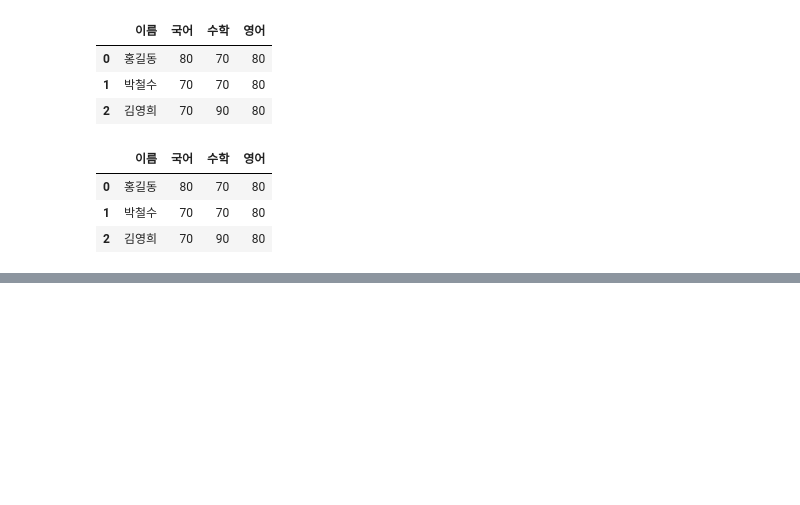
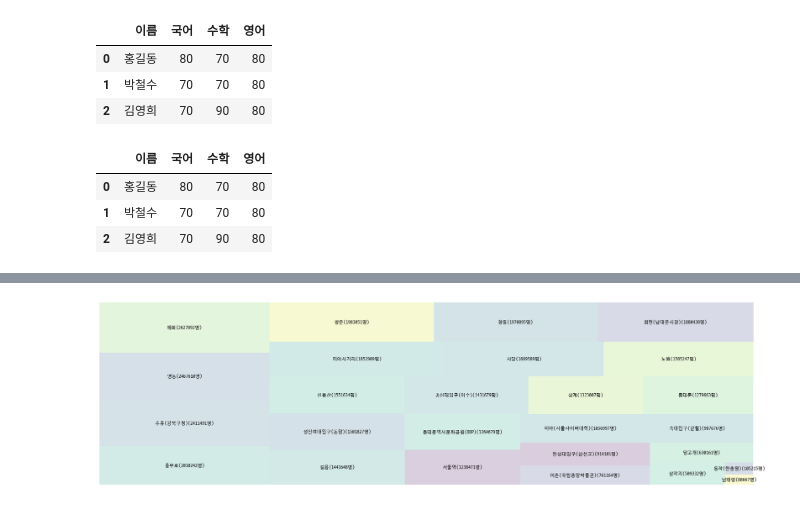
Before and after one commit to hyebinrk/python, a Jupyter notebook: py10.ipynb, the cells around one changed output, grey strips where cells are left out. Cells and saved outputs as stored; diff of their text form; code cells hidden in the pictures; blank space fills up the shorter version.

```diff
--- a/py10.ipynb
+++ b/py10.ipynb
@@ -649,0 +783,38 @@ df
+# %%
+def line4():
+    import pandas as pd
+    import matplotlib
+    import matplotlib.pyplot as plt
+    import matplotlib.font_manager as fm
+    import squarify
+
+
+    file_path = "./ref/서울시지하철호선별역별승하차인원정보.csv"
+    df = pd.read_csv(file_path,encoding='EUC-KR')
+    df['passenger'] = df['승차총승객수'] + df['하차총승객수']
+    data4 = df[df['호선명']=='4호선']
+
+    columns = ['date','line_name','name','b_subway','g_subway','upload','passenger']
+    data4.columns = columns
+    data4.loc[:'name','passenger':'passenger']
+
+    data = data4.groupby(by='name').sum().reset_index()
+    tdata = data[['name','passenger']]
+
+    total_data = tdata.sort_values(by='passenger',ascending=False)
+    total_data
+
+    d2_path = "./ref/D2Coding-Ver1.3.2-20180524.ttf"
+    fm.fontManager.addfont(d2_path)
+    plt.rcParams["font.family"] = "D2Coding"
+
+    plt.figure(figsize=(25,7))
+    squarify.plot(sizes=total_data['passenger'], label = [f"{x[0]}({x[1]}명)" for x in zip(total_data['name'],total_data['passenger'])],alpha=0.2)
+    plt.rcParams['font.size'] = 10 # plt.rcParams['text.color']='blue'
+    plt.gca().invert_yaxis()
+    plt.axis("off")
+    plt.show()
+
+line4()
+# %% [output]
+[figure, added]
```
Also changed, not shown: parts of 12 cells of this notebook, 11 other files.
